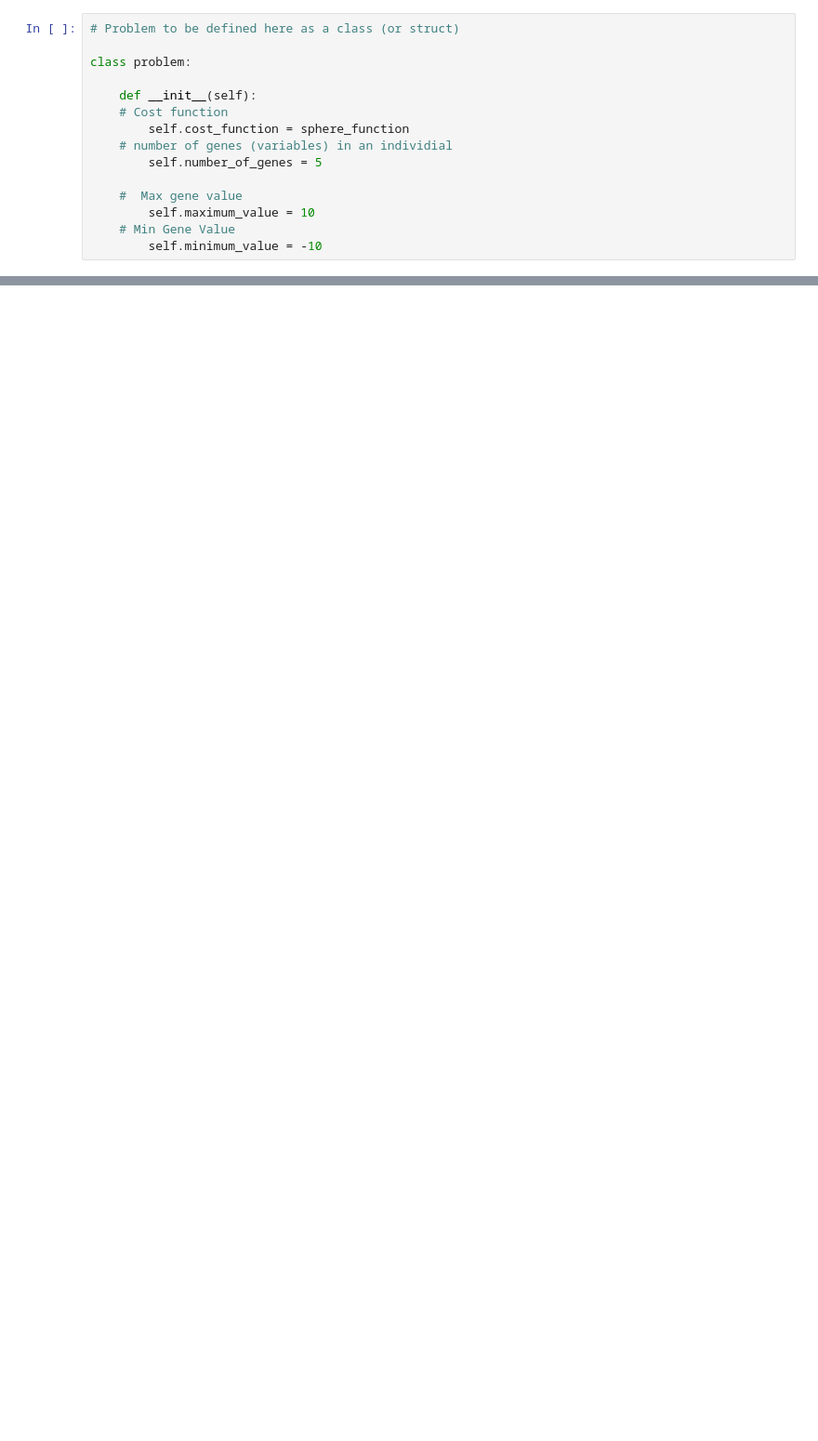
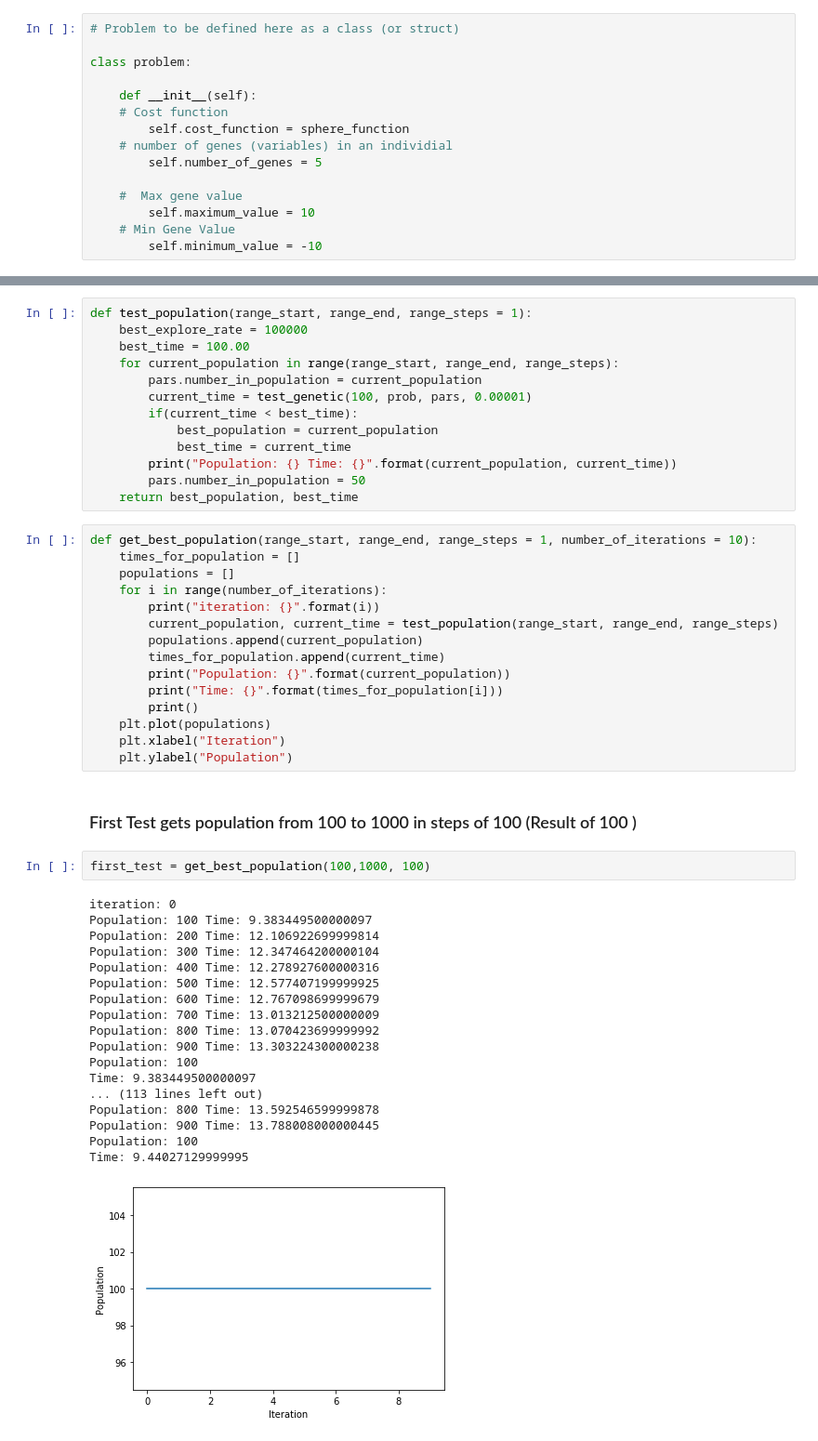
Before and after one commit to michael-edgar/ArtificialIntelligence, a Jupyter notebook: Genetic Algorithm Template.ipynb, the cells around one changed output, grey strips where cells are left out. Shown at 93% size. Cells and saved outputs as stored; diff of their text form; blank space fills up the shorter version.

```diff
--- a/Genetic Algorithm Template.ipynb
+++ b/Genetic Algorithm Template.ipynb
@@ -161,0 +310,51 @@ array([ 3.74423358, -1.43824925,  0.2917981 , -0.27500443, -3.23552819])
+# %%
+def test_population(range_start, range_end, range_steps = 1):
+    best_explore_rate = 100000
+    best_time = 100.00
+    for current_population in range(range_start, range_end, range_steps):
+        pars.number_in_population = current_population
+        current_time = test_genetic(100, prob, pars, 0.00001)
+        if(current_time < best_time):
+            best_population = current_population
+            best_time = current_time
+        print("Population: {} Time: {}".format(current_population, current_time))
+        pars.number_in_population = 50
+    return best_population, best_time
+# %%
+def get_best_population(range_start, range_end, range_steps = 1, number_of_iterations = 10):
+    times_for_population = []
+    populations = []
+    for i in range(number_of_iterations):
+        print("iteration: {}".format(i))
+        current_population, current_time = test_population(range_start, range_end, range_steps)
+        populations.append(current_population)
+        times_for_population.append(current_time)
+        print("Population: {}".format(current_population))
+        print("Time: {}".format(times_for_population[i]))
+        print()
+    plt.plot(populations)
+    plt.xlabel("Iteration")
+    plt.ylabel("Population")
+# %% [markdown]
+### First Test gets population from 100 to 1000 in steps of 100 (Result of 100 )
+# %%
+first_test = get_best_population(100,1000, 100)
+# %% [output]
+iteration: 0
+Population: 100 Time: 9.383449500000097
+Population: 200 Time: 12.106922699999814
+Population: 300 Time: 12.347464200000104
+Population: 400 Time: 12.278927600000316
+Population: 500 Time: 12.577407199999925
+Population: 600 Time: 12.767098699999679
+Population: 700 Time: 13.013212500000009
+Population: 800 Time: 13.070423699999992
+Population: 900 Time: 13.303224300000238
+Population: 100
+Time: 9.383449500000097
+... (113 lines left out)
+Population: 800 Time: 13.592546599999878
+Population: 900 Time: 13.788008000000445
+Population: 100
+Time: 9.44027129999995
+[figure, added]
```
Also changed, not shown: parts of 86 cells of this notebook, 9 other files.
